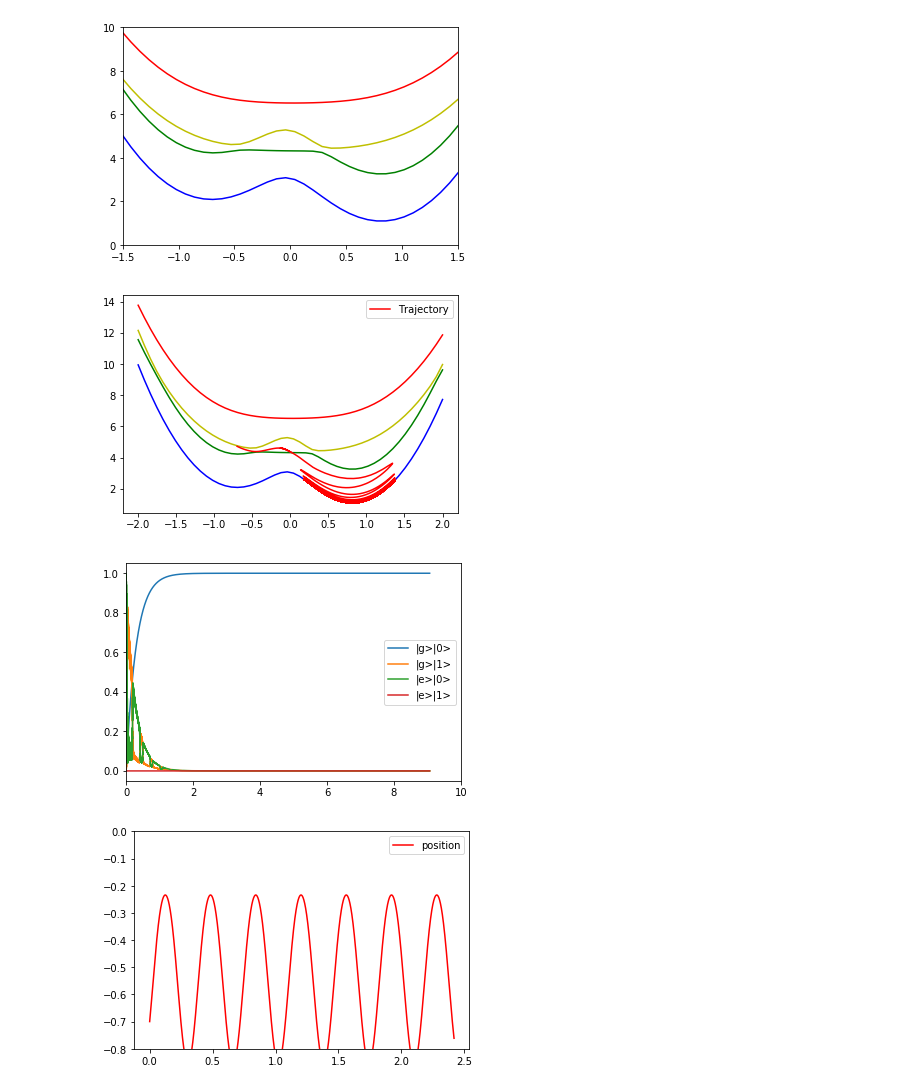
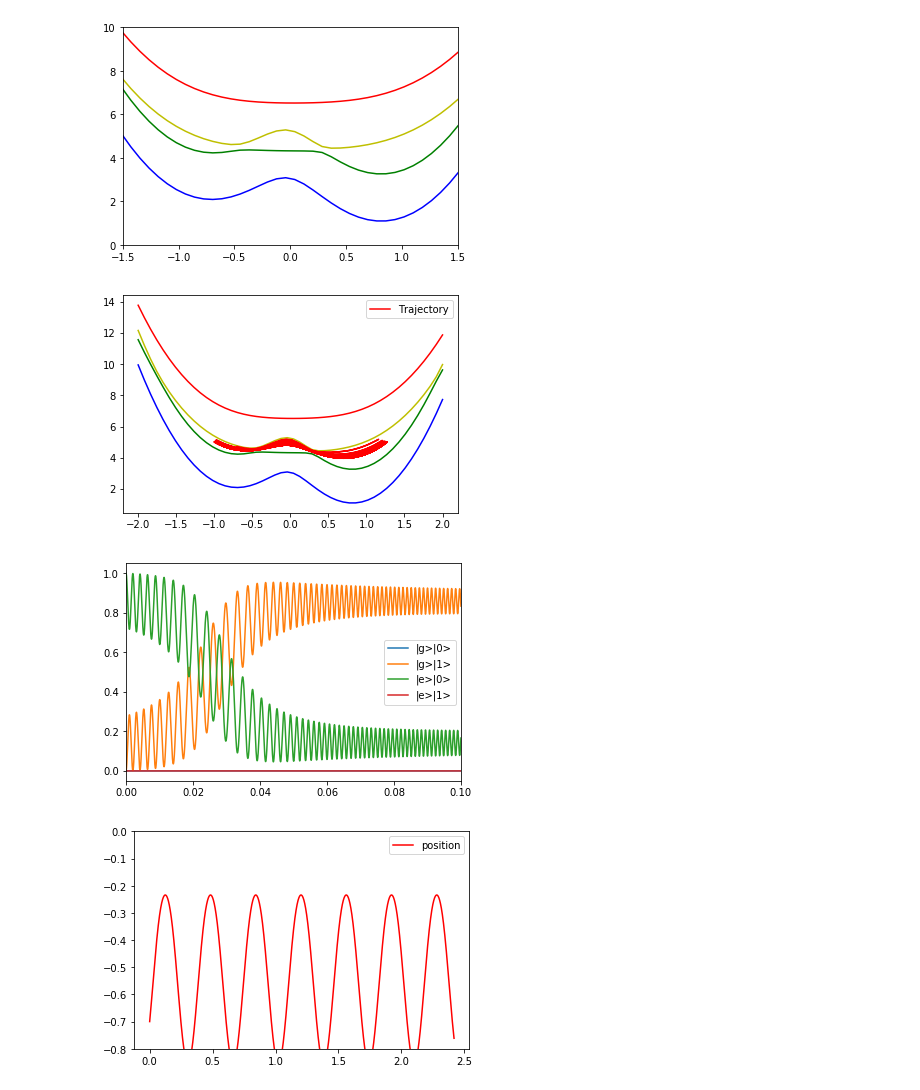
Before and after one commit to FoleyLab/PyCQED, a Jupyter notebook: Polariton_Hamiltonian.ipynb, the cells around one changed output. Saved outputs shown, nothing was run; the diff lists cells and outputs as text; code cells hidden in the pictures.

```diff
--- a/Polariton_Hamiltonian.ipynb
+++ b/Polariton_Hamiltonian.ipynb
@@ -236,10 +236,10 @@ def VelocityVerlet(g_spline, e_spline, p_g, p_e, mass, r_curr, v_curr, dt):
     ### return a list with new position and velocity
     return [r_fut, v_fut]
 # %%
-gam_diss_np = 0.00001
+gam_diss_np = 0.00000
 gam_deph_np = 0.00001
 
-gam_diss_m = 0.00001
+gam_diss_m = 0.00000
 gam_deph = 0.00001
 
 en_hnp = 0.075
@@ -643,27 +643,27 @@ plt.plot(r_of_t, 27.211*e_of_t, 'red', label='Trajectory')
 plt.legend()
 plt.show()
 # %% [output]
-[figure, old version]
+[figure, new version]
 # %%
 au_to_ps = 2.418e-5
 plt.plot(time*au_to_ps, p_of_t[:,0], label='|g>|0>')
 plt.plot(time*au_to_ps, p_of_t[:,1], label='|g>|1>')
 plt.plot(time*au_to_ps, p_of_t[:,2], label='|e>|0>')
 plt.plot(time*au_to_ps, p_of_t[:,3], label='|e>|1>')
 plt.legend()
-plt.xlim(0,10)
+plt.xlim(0,0.1)
 plt.show()
 
 
 #plt.plot(rlist, 27.211*PPES[:,0], 'b')
 #plt.plot(rlist, 27.211*PPES[:,1], 'g')
 #plt.plot(rlist, 27.211*PPES[:,2], 'y')
 #plt.plot(rlist, 27.211*PPES[:,3], 'r')
 #plt.plot(r_of_t, 27.211*e_of_t, 'red', label='Trajectory')
 #plt.legend()
 #plt.show()
 # %% [output]
-[figure, old version]
+[figure, new version]
 # %%
 ### polariton dynamics!
 M = 1009883
```
Also changed, not shown: parts of 1 cell of this notebook.
